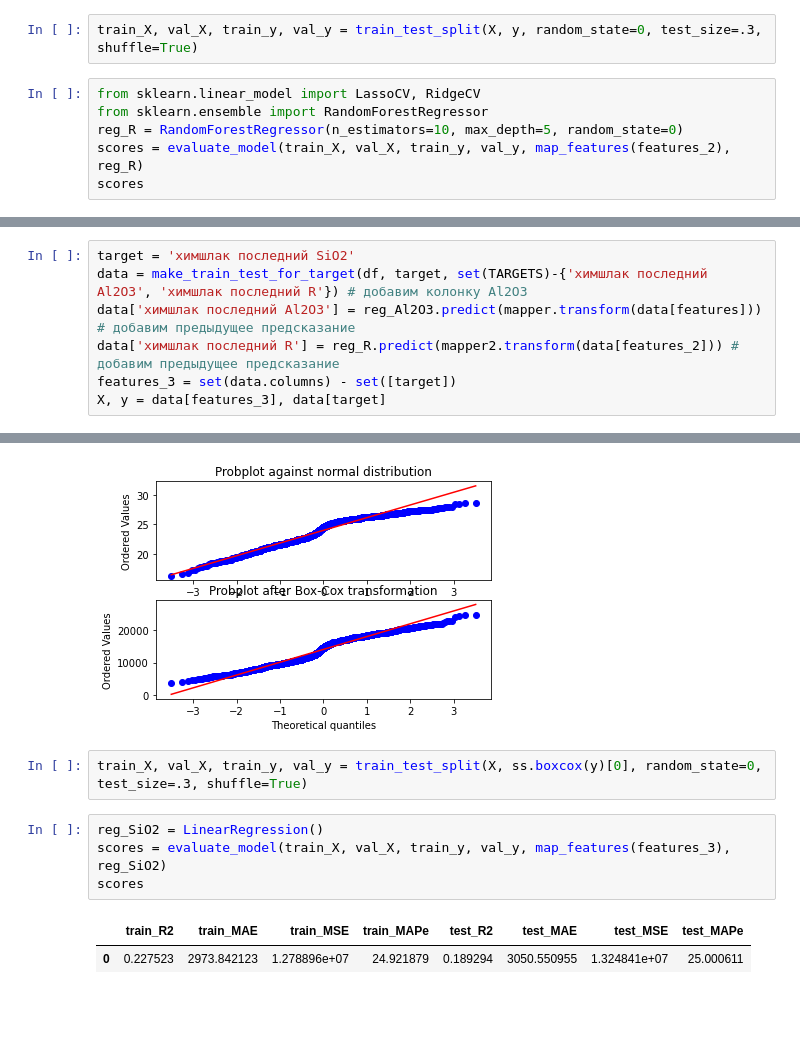
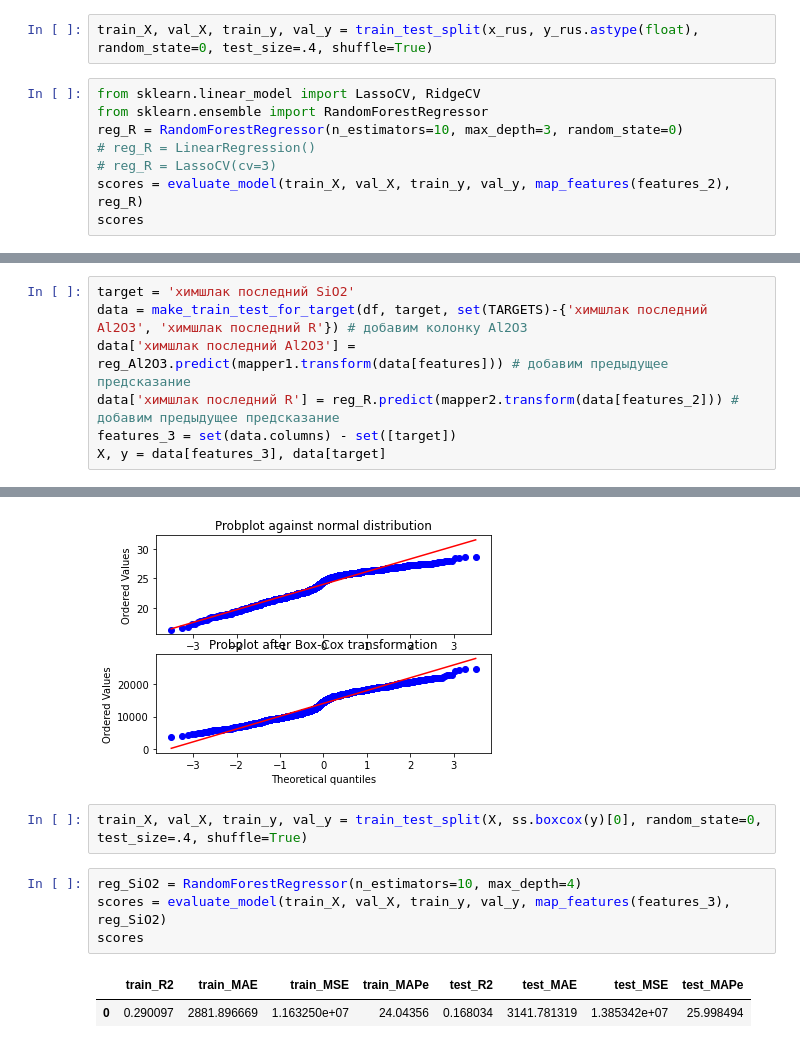
Before and after one commit to Siella/alloy_building, a Jupyter notebook: modelling/EVRAZ_Modelling.ipynb, the cells around one changed output, grey strips where cells are left out. Cells and saved outputs as stored; diff of their text form; blank space fills up the shorter version.

```diff
--- a/modelling/EVRAZ_Modelling.ipynb
+++ b/modelling/EVRAZ_Modelling.ipynb
@@ -382,9 +405,11 @@ plt.show()
 # %%
-train_X, val_X, train_y, val_y = train_test_split(X, y, random_state=0, test_size=.3, shuffle=True)
+train_X, val_X, train_y, val_y = train_test_split(x_rus, y_rus.astype(float), random_state=0, test_size=.4, shuffle=True)
 # %%
 from sklearn.linear_model import LassoCV, RidgeCV
 from sklearn.ensemble import RandomForestRegressor
-reg_R = RandomForestRegressor(n_estimators=10, max_depth=5, random_state=0)
+reg_R = RandomForestRegressor(n_estimators=10, max_depth=3, random_state=0)
+# reg_R = LinearRegression()
+# reg_R = LassoCV(cv=3)
 scores = evaluate_model(train_X, val_X, train_y, val_y, map_features(features_2), reg_R)
 scores
 # %% [output]
@@ -398,7 +423,7 @@ _ = mapper2.fit(train_X[features_2])
 # %%
 target = 'химшлак последний SiO2'
 data = make_train_test_for_target(df, target, set(TARGETS)-{'химшлак последний Al2O3', 'химшлак последний R'}) # добавим колонку Al2O3
-data['химшлак последний Al2O3'] = reg_Al2O3.predict(mapper.transform(data[features])) # добавим предыдущее предсказание
+data['химшлак последний Al2O3'] = reg_Al2O3.predict(mapper1.transform(data[features])) # добавим предыдущее предсказание
 data['химшлак последний R'] = reg_R.predict(mapper2.transform(data[features_2])) # добавим предыдущее предсказание
 features_3 = set(data.columns) - set([target])
 X, y = data[features_3], data[target]
@@ -418,11 +443,11 @@ plt.show()
 # %% [output]
 [figure]
 # %%
-train_X, val_X, train_y, val_y = train_test_split(X, ss.boxcox(y)[0], random_state=0, test_size=.3, shuffle=True)
+train_X, val_X, train_y, val_y = train_test_split(X, ss.boxcox(y)[0], random_state=0, test_size=.4, shuffle=True)
 # %%
-reg_SiO2 = LinearRegression()
+reg_SiO2 = RandomForestRegressor(n_estimators=10, max_depth=4)
 scores = evaluate_model(train_X, val_X, train_y, val_y, map_features(features_3), reg_SiO2)
 scores
 # %% [output]
 |  | train_R2 | train_MAE | train_MSE | train_MAPe | test_R2 | test_MAE | test_MSE | test_MAPe |
-| 0 | 0.227523 | 2973.842123 | 1.278896e+07 | 24.921879 | 0.189294 | 3050.550955 | 1.324841e+07 | 25.000611 |
+| 0 | 0.290097 | 2881.896669 | 1.163250e+07 | 24.04356 | 0.168034 | 3141.781319 | 1.385342e+07 | 25.998494 |
```
Also changed, not shown: parts of 7 cells of this notebook.
